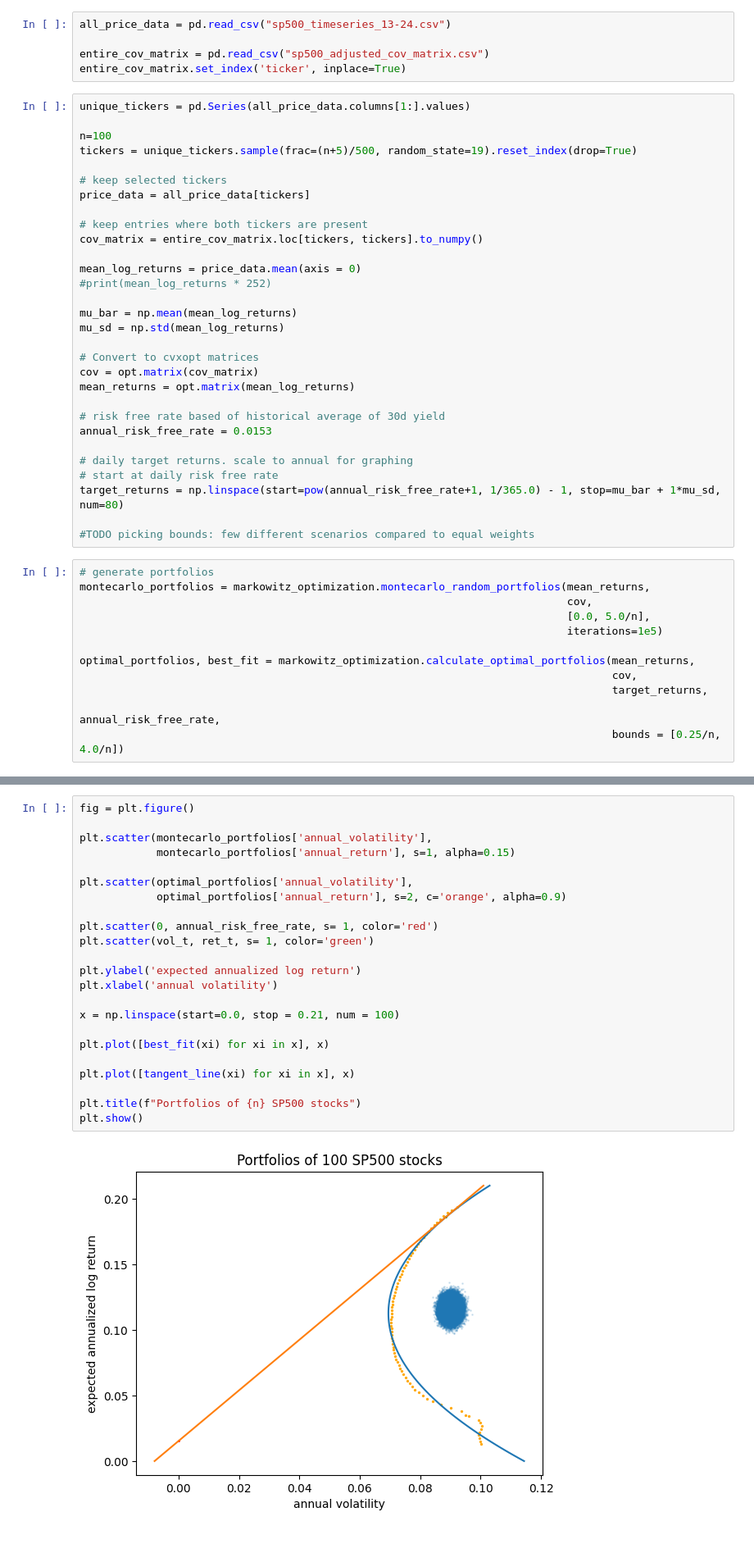
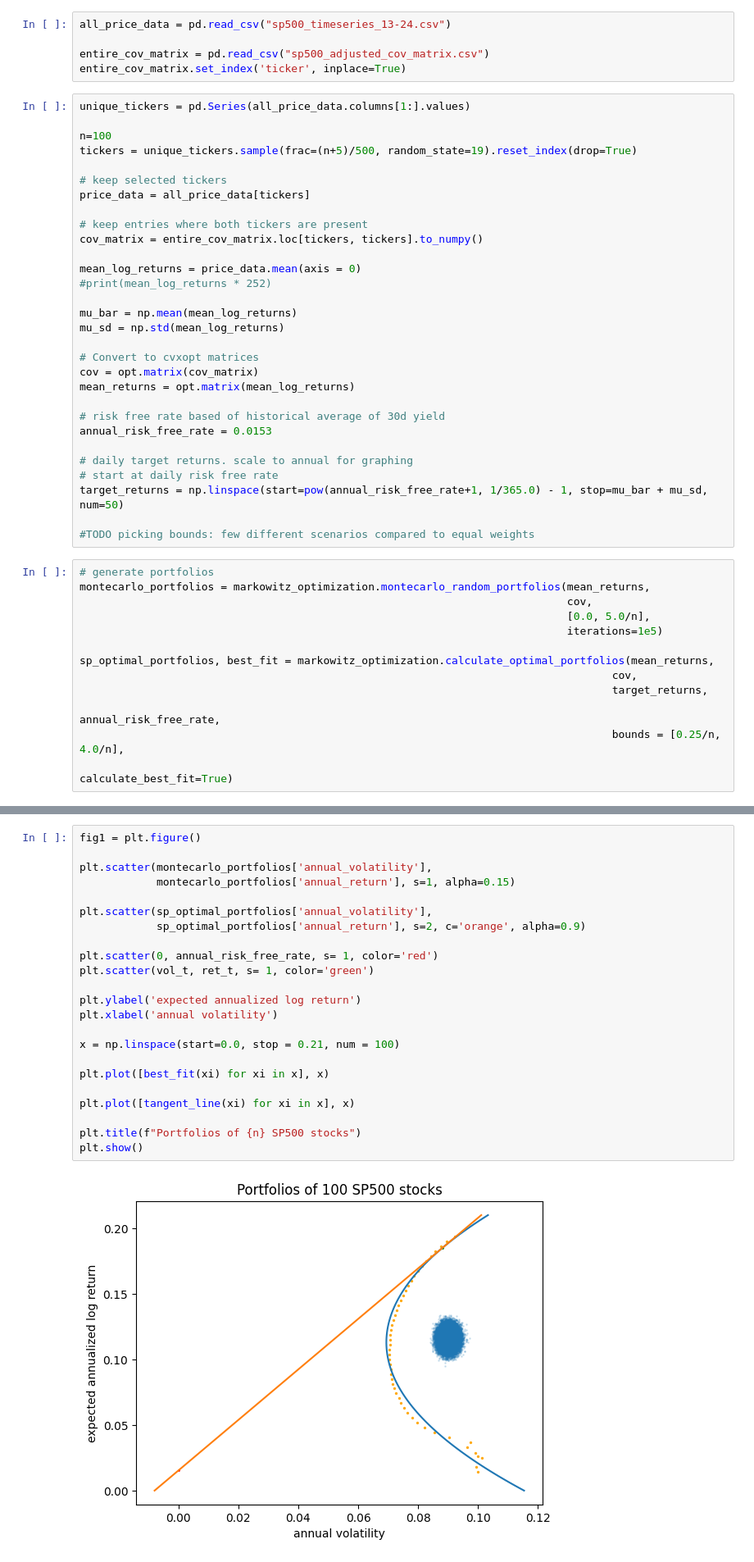
Before and after one commit to Green-Future-Wealth-Management-MQP-2024/GFWM, a Jupyter notebook: gfwm-app/data_science/quant/markowitz_plots.ipynb, the cells around one changed output, grey strips where cells are left out. Shown at 82% size. Cells and saved outputs as stored; diff of their text form.

```diff
--- a/gfwm-app/data_science/quant/markowitz_plots.ipynb
+++ b/gfwm-app/data_science/quant/markowitz_plots.ipynb
@@ -43,7 +55,7 @@ annual_risk_free_rate = 0.0153
 
 # daily target returns. scale to annual for graphing
 # start at daily risk free rate
-target_returns = np.linspace(start=pow(annual_risk_free_rate+1, 1/365.0) - 1, stop=mu_bar + 1*mu_sd, num=80)
+target_returns = np.linspace(start=pow(annual_risk_free_rate+1, 1/365.0) - 1, stop=mu_bar + mu_sd, num=50)
 
 #TODO picking bounds: few different scenarios compared to equal weights
 # %%
@@ -53,8 +65,9 @@ montecarlo_portfolios = markowitz_optimization.montecarlo_random_portfolios(mean
                                                                             [0.0, 5.0/n],
                                                                             iterations=1e5)
 
-optimal_portfolios, best_fit = markowitz_optimization.calculate_optimal_portfolios(mean_returns,
+sp_optimal_portfolios, best_fit = markowitz_optimization.calculate_optimal_portfolios(mean_returns,
                                                                                    cov,
                                                                                    target_returns,
                                                                                    annual_risk_free_rate,
-                                                                                   bounds = [0.25/n, 4.0/n])
+                                                                                   bounds = [0.25/n, 4.0/n],
+                                                                                   calculate_best_fit=True)
@@ -139,25 +132,25 @@ def tangent_line(r):
 # %%
-fig = plt.figure()
+fig1 = plt.figure()
 
 plt.scatter(montecarlo_portfolios['annual_volatility'],
             montecarlo_portfolios['annual_return'], s=1, alpha=0.15)
 
-plt.scatter(optimal_portfolios['annual_volatility'],
-            optimal_portfolios['annual_return'], s=2, c='orange', alpha=0.9)
+plt.scatter(sp_optimal_portfolios['annual_volatility'],
+            sp_optimal_portfolios['annual_return'], s=2, c='orange', alpha=0.9)
 
 plt.scatter(0, annual_risk_free_rate, s= 1, color='red')
 plt.scatter(vol_t, ret_t, s= 1, color='green')
 
 plt.ylabel('expected annualized log return')
 plt.xlabel('annual volatility')
 
 x = np.linspace(start=0.0, stop = 0.21, num = 100)
 
 plt.plot([best_fit(xi) for xi in x], x)
 
 plt.plot([tangent_line(xi) for xi in x], x)
 
 plt.title(f"Portfolios of {n} SP500 stocks")
 plt.show()
 # %% [output]
-[figure, old version]
+[figure, new version]
```
Also changed, not shown: parts of 7 cells of this notebook, 2 other files.
